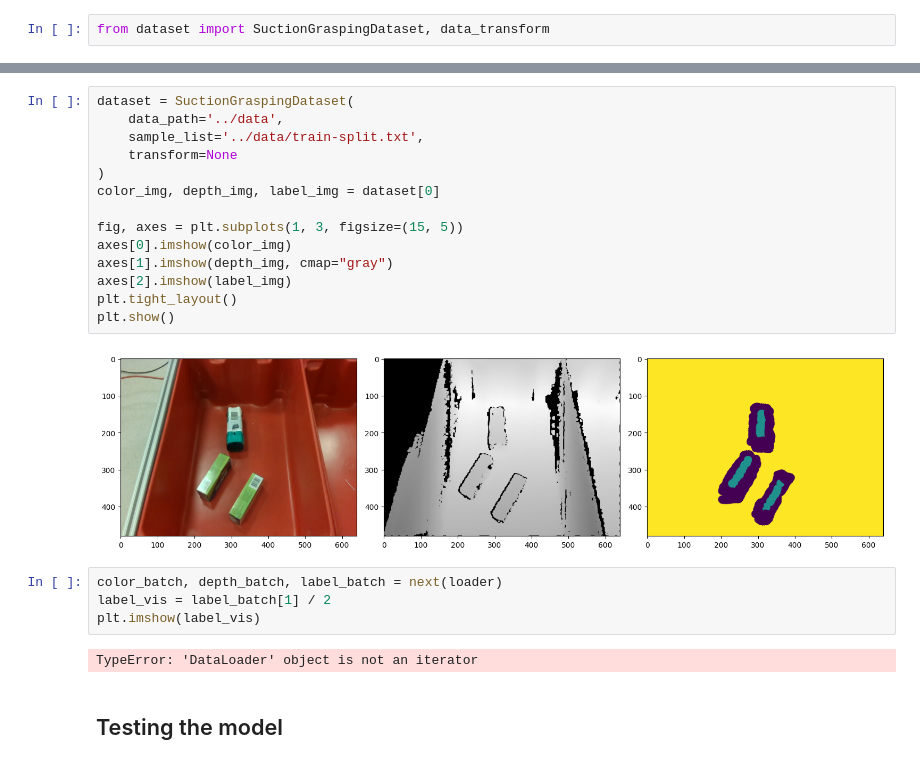
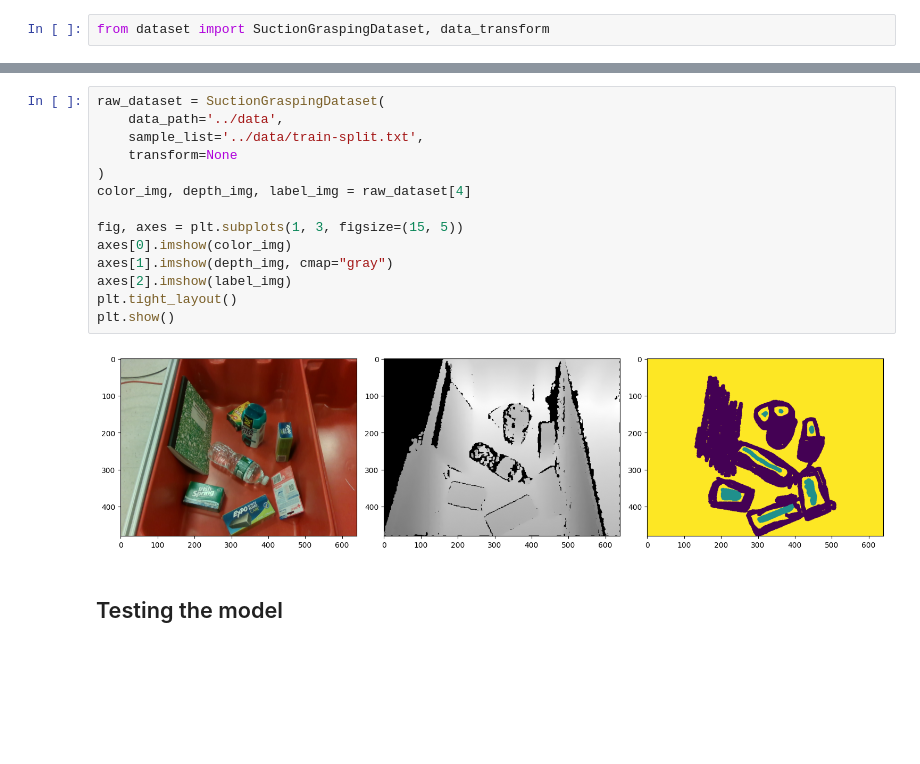
Before and after one commit to sribnyak/arc-robot-vision-python, a Jupyter notebook: suction-based-grasping-py/convnet/experiments.ipynb, the cells around one changed output, grey strips where cells are left out. Cells and saved outputs as stored; diff of their text form; blank space fills up the shorter version.

```diff
--- a/suction-based-grasping-py/convnet/experiments.ipynb
+++ b/suction-based-grasping-py/convnet/experiments.ipynb
@@ -59,25 +60,19 @@ Clipping input data to the valid range for imshow with RGB data ([0..1] for floa
 # %%
-dataset = SuctionGraspingDataset(
+raw_dataset = SuctionGraspingDataset(
     data_path='../data',
     sample_list='../data/train-split.txt',
     transform=None
 )
-color_img, depth_img, label_img = dataset[0]
+color_img, depth_img, label_img = raw_dataset[4]
 
 fig, axes = plt.subplots(1, 3, figsize=(15, 5))
 axes[0].imshow(color_img)
 axes[1].imshow(depth_img, cmap="gray")
 axes[2].imshow(label_img)
 plt.tight_layout()
 plt.show()
 # %% [output]
-[figure, old version]
+[figure, new version]
-# %%
-color_batch, depth_batch, label_batch = next(loader)
-label_vis = label_batch[1] / 2
-plt.imshow(label_vis)
-# %% [output]
-TypeError: 'DataLoader' object is not an iterator
 # %% [markdown]
 ## Testing the model
 # %%
```
Also changed, not shown: parts of 17 cells of this notebook, 2 other files.
